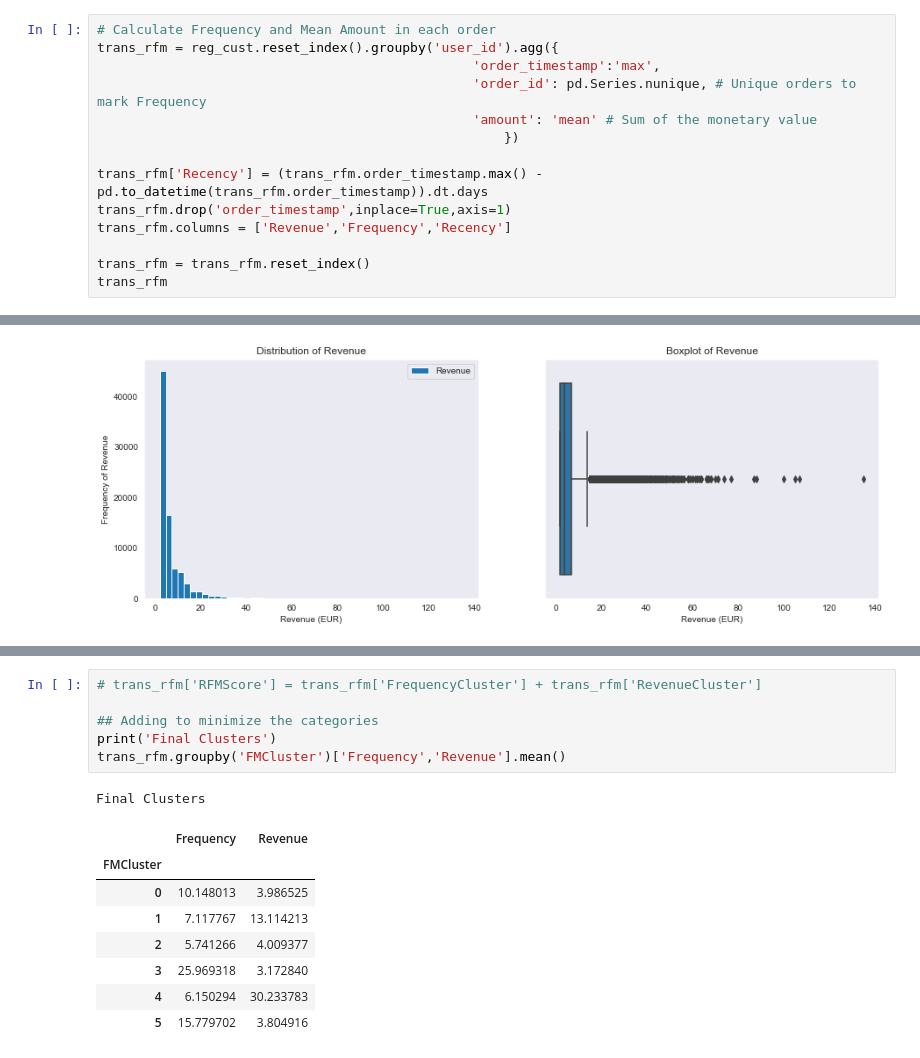
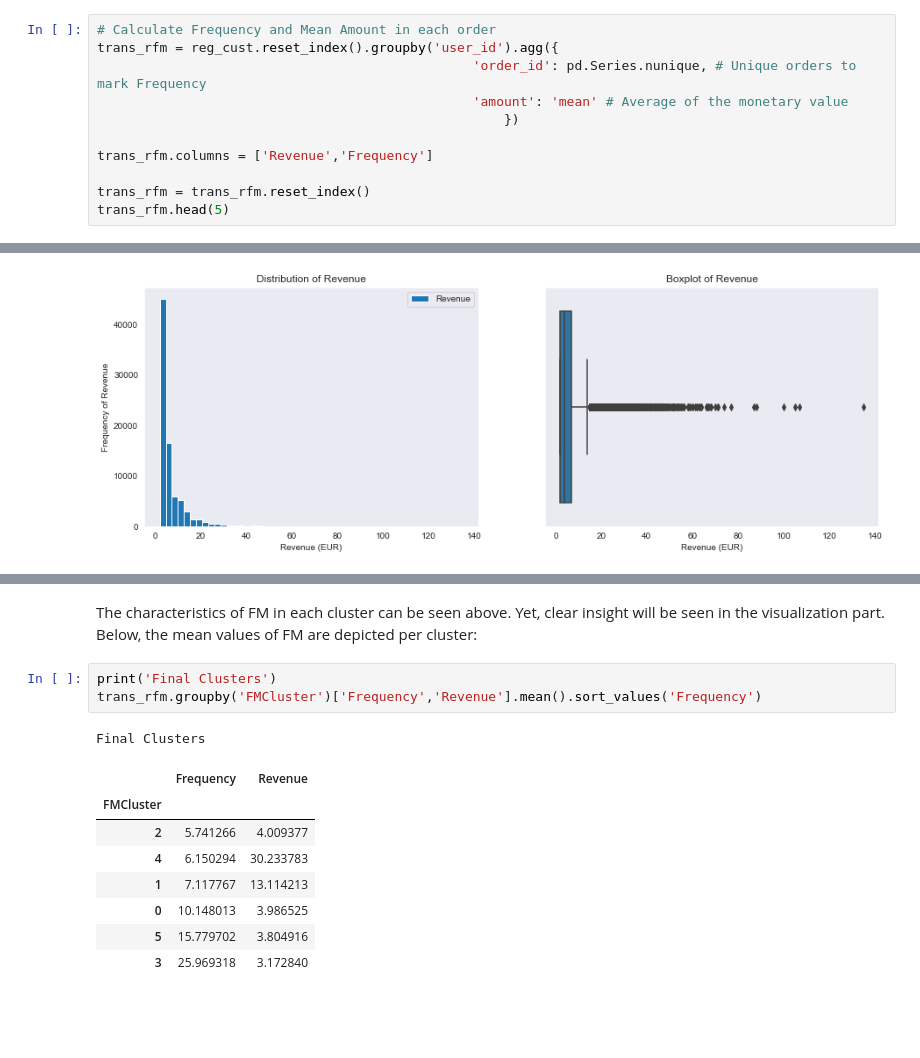
Before and after one commit to panstav1/SIA_clustering, a Jupyter notebook: src/rfm_clust.ipynb, the cells around one changed output, grey strips where cells are left out. Saved outputs shown, nothing was run; the diff lists cells and outputs as text; blank space fills up the shorter version.

```diff
--- a/src/rfm_clust.ipynb
+++ b/src/rfm_clust.ipynb
@@ -338,15 +343,12 @@ In this assignment, the segmentation is dictated to be done in the _frequency_ a
 # %%
 # Calculate Frequency and Mean Amount in each order
 trans_rfm = reg_cust.reset_index().groupby('user_id').agg({
-                                                'order_timestamp':'max',
                                                 'order_id': pd.Series.nunique, # Unique orders to mark Frequency
-                                                'amount': 'mean' # Sum of the monetary value
+                                                'amount': 'mean' # Average of the monetary value
                                                     })
 
-trans_rfm['Recency'] = (trans_rfm.order_timestamp.max() - pd.to_datetime(trans_rfm.order_timestamp)).dt.days
-trans_rfm.drop('order_timestamp',inplace=True,axis=1)
-trans_rfm.columns = ['Revenue','Frequency','Recency']
+trans_rfm.columns = ['Revenue','Frequency']
 
 trans_rfm = trans_rfm.reset_index()
-trans_rfm
+trans_rfm.head(5)
 # %% [output]
@@ -473,16 +448,15 @@ Revenue Clusters:
+# %% [markdown]
+The characteristics of FM in each cluster can be seen above. Yet, clear insight will be seen in the visualization part. Below, the mean values of FM are depicted per cluster:
 # %%
-# trans_rfm['RFMScore'] = trans_rfm['FrequencyCluster'] + trans_rfm['RevenueCluster']
-
-## Adding to minimize the categories
 print('Final Clusters')
-trans_rfm.groupby('FMCluster')['Frequency','Revenue'].mean()
+trans_rfm.groupby('FMCluster')['Frequency','Revenue'].mean().sort_values('Frequency')
 # %% [output]
 Final Clusters
 |  | Frequency | Revenue |
 | FMCluster |  |  |
+| 2 | 5.741266 | 4.009377 |
+| 4 | 6.150294 | 30.233783 |
+| 1 | 7.117767 | 13.114213 |
 | 0 | 10.148013 | 3.986525 |
-| 1 | 7.117767 | 13.114213 |
-| 2 | 5.741266 | 4.009377 |
+| 5 | 15.779702 | 3.804916 |
 | 3 | 25.969318 | 3.172840 |
-| 4 | 6.150294 | 30.233783 |
-| 5 | 15.779702 | 3.804916 |
```
Also changed, not shown: parts of 17 cells of this notebook.
